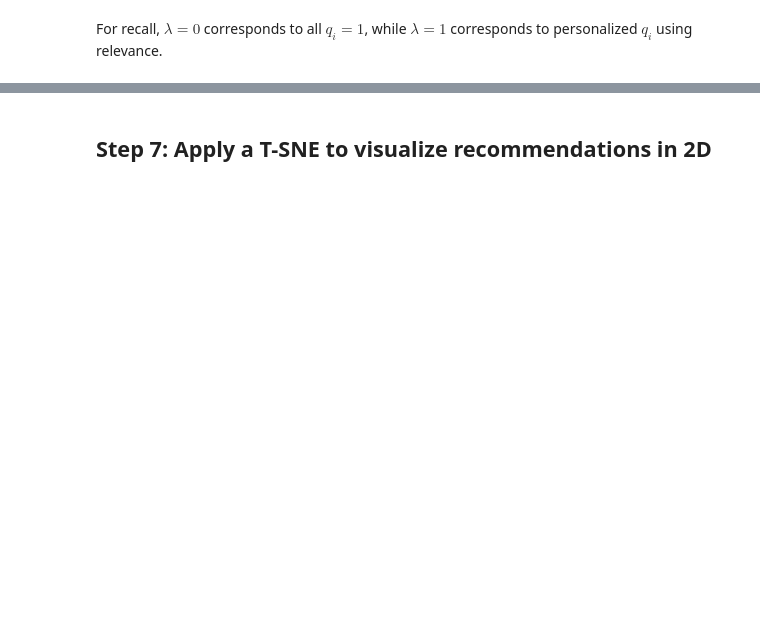
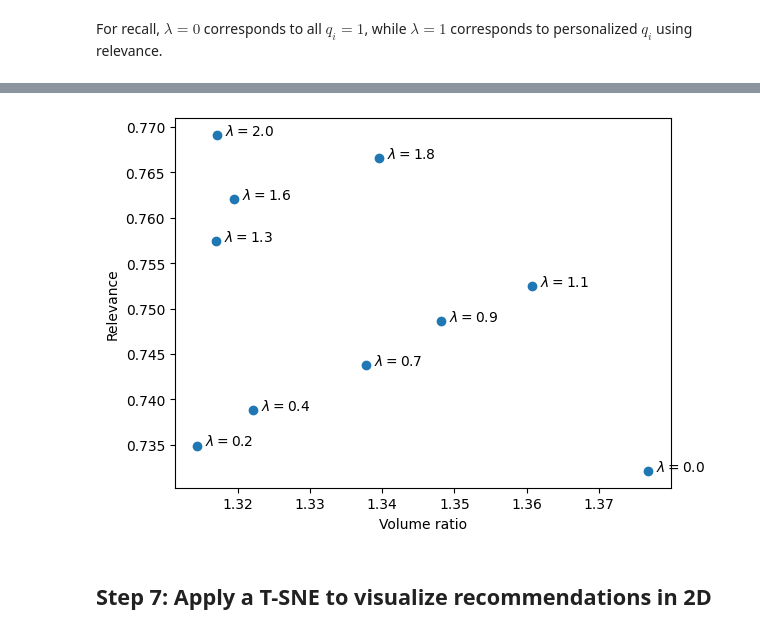
Before and after one commit to pass-culture/dpp-paper-demo, a Jupyter notebook: main.ipynb, the cells around one changed output, grey strips where cells are left out. Cells and saved outputs as stored; diff of their text form; code cells hidden in the pictures; blank space fills up the shorter version.

```diff
--- a/main.ipynb
+++ b/main.ipynb
@@ -472,3 +486,14 @@ displayed_results.plot.scatter(x='Volume', y='Relevance')
+# %%
+fig, ax = plt.subplots()
+models, x, y = displayed_results.index, displayed_results['Volume ratio'], displayed_results['Relevance']
+ax.scatter(x, y)
+plt.xlabel("Volume ratio")
+plt.ylabel("Relevance")
+
+for i, txt in enumerate(models):
+    ax.annotate(txt, (x[i], y[i]))
+# %% [output]
+[figure, added]
 # %% [markdown]
 ## Step 7: Apply a T-SNE to visualize recommendations in 2D
 # %%
```
Also changed, not shown: parts of 10 cells of this notebook.
